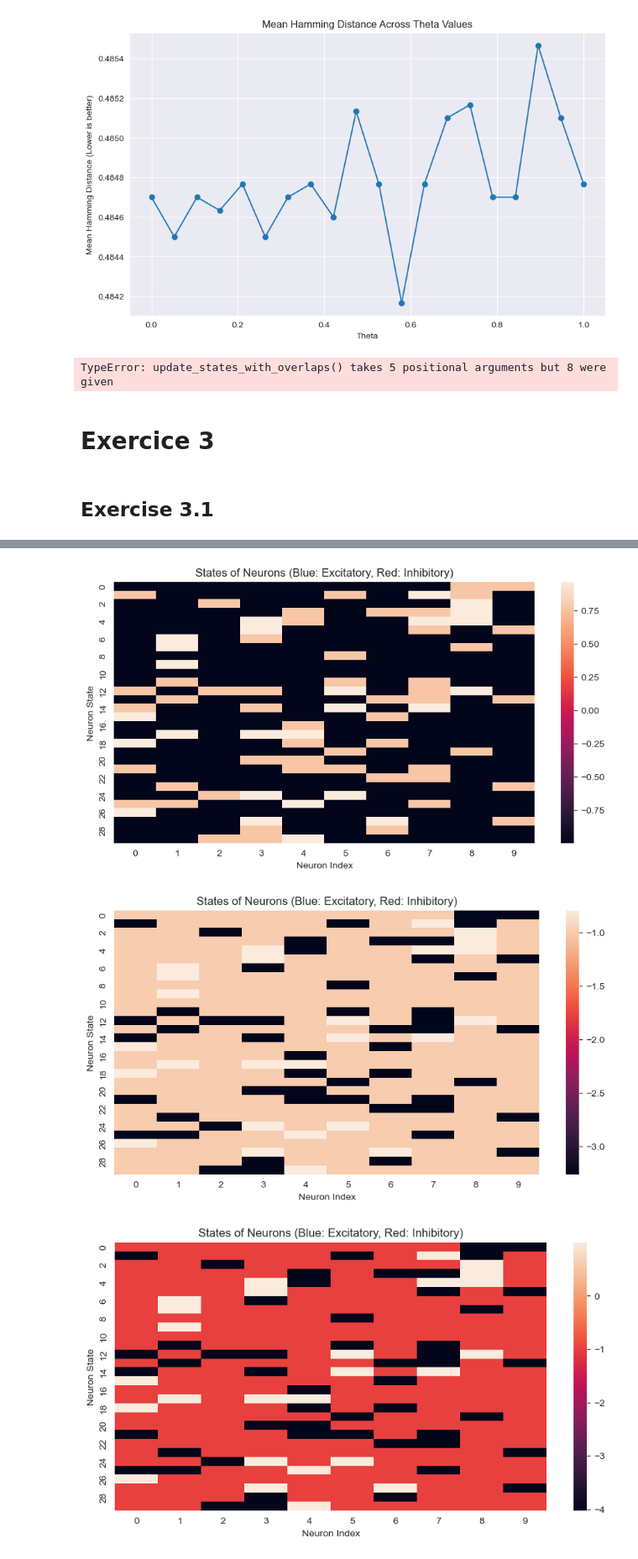
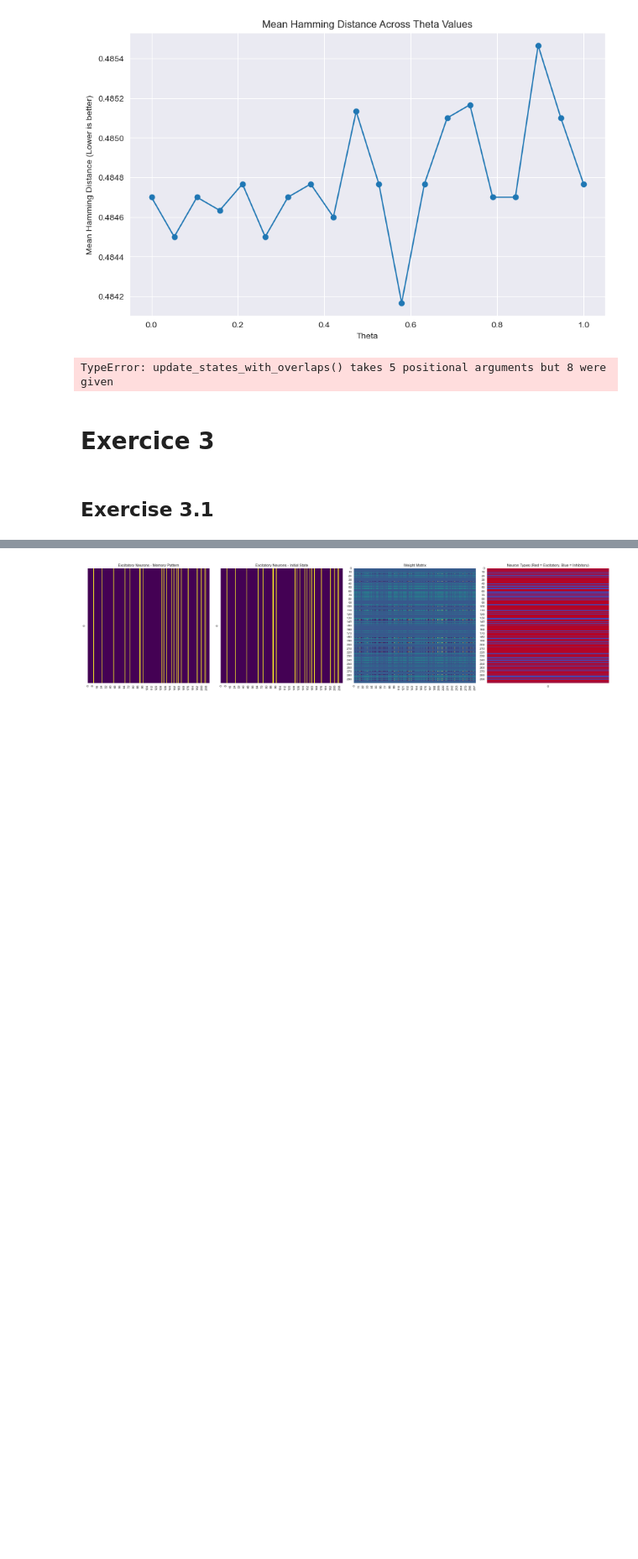
Before and after one commit to AdrienFeillard/CNNN-project, a Jupyter notebook: main.ipynb, the cells around one changed output, grey strips where cells are left out. Shown at 84% size. Cells and saved outputs as stored; diff of their text form; code cells hidden in the pictures; blank space fills up the shorter version.

```diff
--- a/main.ipynb
+++ b/main.ipynb
@@ -820,7 +750,7 @@ def create_weight_matrix(N, neuron_types, c, a, N_I, K, patterns):
                     #print("E->I",W[i, j])
                     EI +=1
                 elif neuron_types[i] == 0 and neuron_types[j] == 0:
-                    W[i,j] = pattern[i]
+                    W[i,j] = 0
                     #print("neuron number:", i, j)
                     #print("E->I",W[i, j])
                     II +=1
@@ -860,17 +764,0 @@ EEnul 5
-# %%
-    N = 300
-    N_I = 80
-    M= 1
-    a = 0.1
-    c = 2/(a*(1-a))
-    K=60
-    theta=1.
-    beta = 4.
-    patt = generate_low_activity_patterns(N,M,a)
-    patt = np.array(patt,dtype=float)
-    print(patt)
-    print(type(patt))
-    neuron_types = initialize_neuron_types(N)
-    print(neuron_types)
-    W = create_weight_matrix(N,neuron_types, c, a,N_I,K,patt)
-    print(W)
@@ -1020,27 +873,43 @@ flipped indices [4]
 # %%
+def real_test():
+    N = 300
+    M = 1
+    N_i = 80
+    K = 60
+    a = 0.1
+    c = 2 / (a * (1-a))
+    theta = 1.
+    inh_prob = (N-N_i)/N
+    T = 10
+    # Generate patterns
+    patterns = generate_low_activity_patterns(N, M, a)
+    print("Patterns:\n", patterns)
 
-state = flip_bits(patt,0.1)
+    # Initialize neuron types
+    neuron_types = initialize_neuron_types(N, inh_prob)
+    print("Neuron types:", neuron_types)
 
-"""
-data = W.reshape(300,300)
-plt.figure(figsize=(10, 5))
-heatmap(data)
-plt.xlabel('Neuron Index')
-plt.ylabel('Neuron State')
-plt.title('States of Neurons (Blue: Excitatory, Red: Inhibitory)')
-plt.show()
-plot_neuron_states(state)
-plot_neuron_states(patt)
-"""
-for i in range(10):
-    state = update_states_v2(N,W,state, neuron_types, theta, beta,update_mode="seq")
-#
+    # Flip bits in the initial state
+    initial_state = flip_bits(patterns, 0.1, neuron_types)
+    print("Initial state:\n", np.unique(initial_state))
 
+    # Create the weight matrix
+    w = create_weight_matrix(N, neuron_types, c, a, N_i, K, patterns)
+    print("Weights:\n", np.unique(w))
 
+    #plot_exc_inh(patterns, initial_state, w, neuron_types, N)
 
+    for i in range(T):
+        print(f"Updating step {i}")
+        initial_state = update_states_v2(N, w, initial_state, neuron_types, theta, beta, update_mode='sequential')
+        print("State after update:", np.unique(initial_state))
+        # Call stochastic_spike_variable with the entire array
+        #initial_state = stochastic_spike_variable(initial_state)
+        print("State after stochastic update:", np.unique(initial_state))
+        #plot_exc_inh(patterns, initial_state.reshape(1,-1), w, neuron_types, N)
 
-
-    plot_neuron_states(state)
-print(patt.shape)
-print(np.mean(hamming_distance(state,patt)))
+    print(np.unique(initial_state[np.where(neuron_types == 1)]))
+    print(np.unique(initial_state))
+    plot_exc_inh(patterns, initial_state.reshape(1,-1), w, neuron_types, N)
+real_test()
 # %% [output]
@@ -1049,3 +933 @@ flipped indices [ 84 244 147 183 289 113 204   9 283 187  15 291 297 182  40 270
-[figure, old version]
+[figure, new version]
-[figure, removed]
-[figure, removed]
```
Also changed, not shown: parts of 17 cells of this notebook.
